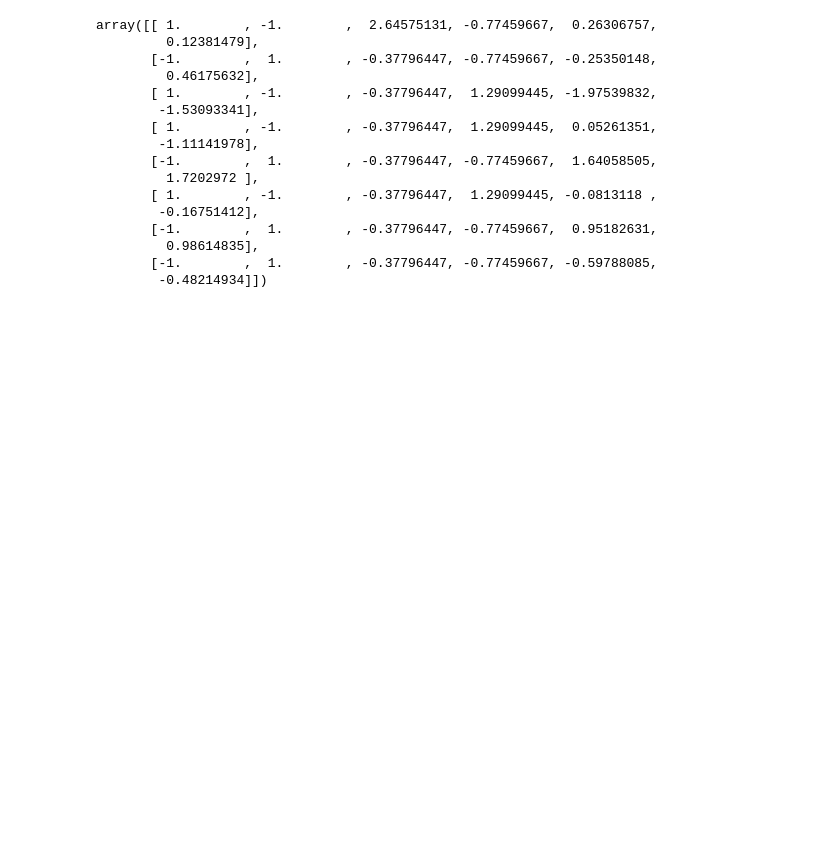
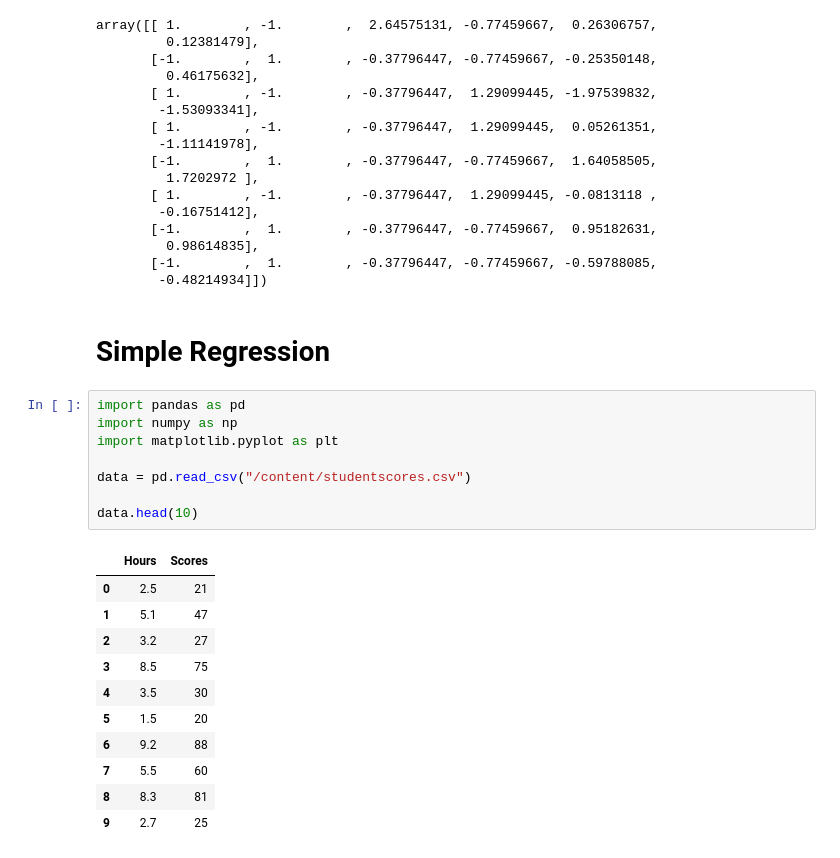
Before and after one commit to bonsoul/-100Daysof-Code-ML, a Jupyter notebook: _100_Days_of_ML_CODE.ipynb, the cells around one changed output. Cells and saved outputs as stored; diff of their text form; blank space fills up the shorter version.

```diff
--- a/_100_Days_of_ML_CODE.ipynb
+++ b/_100_Days_of_ML_CODE.ipynb
@@ -170,3 +170,25 @@ array([[ 1.        , -1.        ,  2.64575131, -0.77459667,  0.26306757,
          0.98614835],
        [-1.        ,  1.        , -0.37796447, -0.77459667, -0.59788085,
         -0.48214934]])
+# %% [markdown]
+# Simple Regression
+# %%
+import pandas as pd
+import numpy as np
+import matplotlib.pyplot as plt
+
+data = pd.read_csv("/content/studentscores.csv")
+
+data.head(10)
+# %% [output]
+|  | Hours | Scores |
+| 0 | 2.5 | 21 |
+| 1 | 5.1 | 47 |
+| 2 | 3.2 | 27 |
+| 3 | 8.5 | 75 |
+| 4 | 3.5 | 30 |
+| 5 | 1.5 | 20 |
+| 6 | 9.2 | 88 |
+| 7 | 5.5 | 60 |
+| 8 | 8.3 | 81 |
+| 9 | 2.7 | 25 |
```
Also changed, not shown: parts of 8 cells of this notebook.
